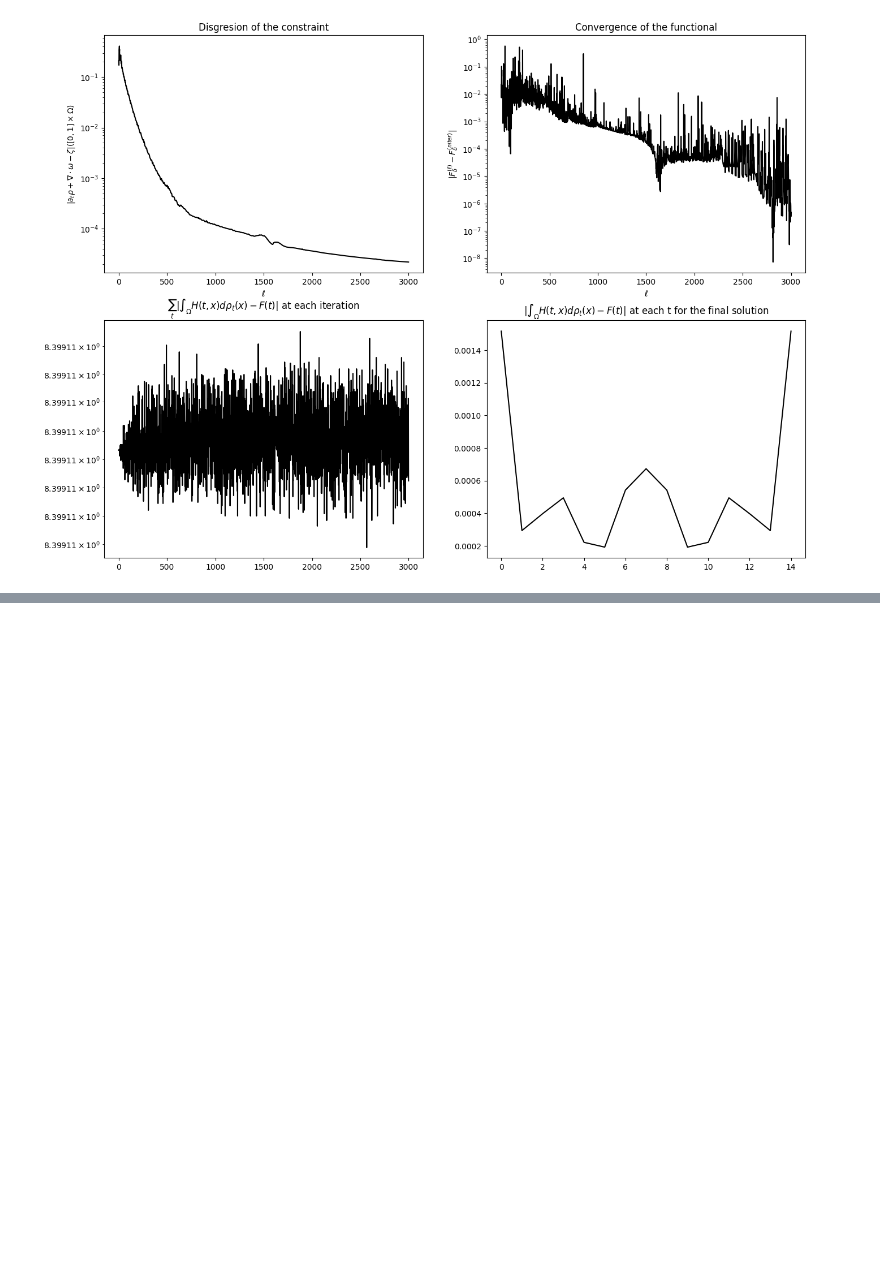
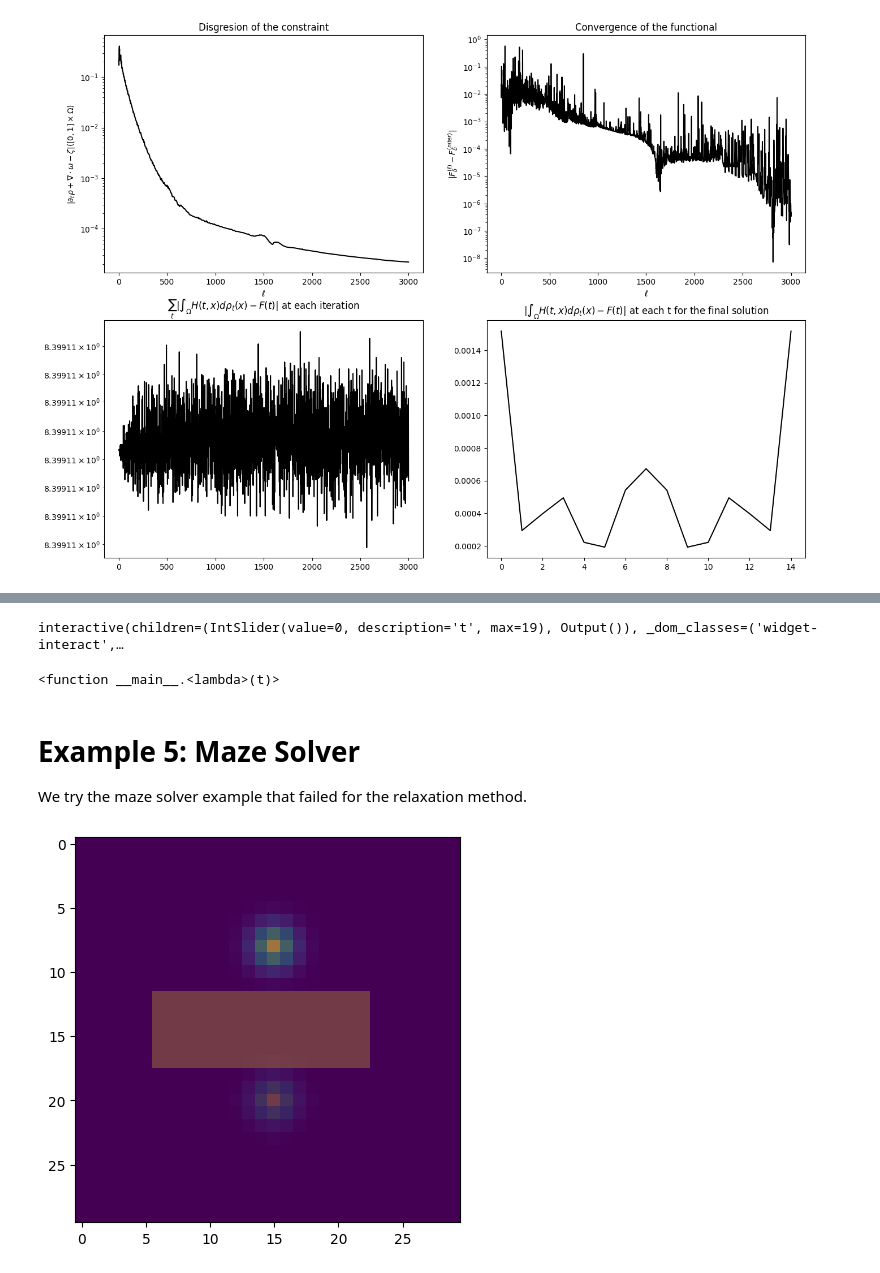
Before and after one commit to mao1756/pdot, a Jupyter notebook: exploratory/wfr_proximal_test.ipynb, the cells around one changed output, grey strips where cells are left out. Drawn from its saved outputs; the diff is of its cells as text; code cells hidden in the pictures; blank space fills up the shorter version.

Commit message:
add constrained UOT examples

```diff
--- a/exploratory/wfr_proximal_test.ipynb
+++ b/exploratory/wfr_proximal_test.ipynb
@@ -230,0 +278,76 @@ plt.show()
+# %%
+import ipywidgets as widgets
+from ipywidgets import interact
+v, g = speed_and_growth(x.V)
+
+X = np.linspace(0, 1, x.cs[1])
+Y = np.linspace(0, 1, x.cs[2])
+
+def plot_ring(t, x, g, X, Y):
+    f, axes = plt.subplots(1, 3, figsize=[10, 2.5])
+
+    ax1, ax2, ax3 = axes
+
+    # Density plot
+    ax1.pcolormesh(X, Y, x.V.D[0][t, :, :], cmap="gray_r")
+    ax1.axis("off")
+    ax1.set_title(r"Density $\rho_t$")
+
+    # Growth plot
+    ax2.pcolormesh(X, Y, g[t, :, :], cmap="bwr", vmin=-2, vmax=2)
+    ax2.axis("off")
+    ax2.set_title("Growth")
+
+    # Velocity plot
+    ax3.quiver(X, Y, x.V.D[2][t, :, :], x.V.D[1][t, :, :], x.V.D[0][t, :, :], cmap="gray_r")
+    ax3.axis("off")
+    ax3.set_title("Velocity")
+
+    plt.show()
+
+# Interactive widget
+plot_elements4 = [x.copy(), g.copy(), X.copy(), Y.copy()]
+interact(lambda t: plot_ring(t, *plot_elements4), t=widgets.IntSlider(min=0, max=T-1, step=1, value=0))
+# %% [output]
+interactive(children=(IntSlider(value=0, description='t', max=19), Output()), _dom_classes=('widget-interact',…
+<function __main__.<lambda>(t)>
+# %% [markdown]
+# Example 5: Maze Solver
+We try the maze solver example that failed for the relaxation method.
+# %%
+import scipy as sp
+from PIL import Image
+
+def image_to_numpy(image_path):
+    # Load the image file
+    image = Image.open(image_path).convert('L')  # Convert image to grayscale if it's not
+
+    # Convert the PIL image to a numpy array
+    image_array = np.array(image)
+
+    return image_array
+
+maze = (1-image_to_numpy('maze2.png').squeeze()/255)
+
+T = 60
+N1 = maze.shape[0]
+N2 = maze.shape[1]
+
+H = np.repeat(maze[np.newaxis, :, :], T, axis=0)
+F = np.zeros((T,))
+
+dx = [1./N1, 1./N2]
+
+indices = np.arange(0, 30) * 1./30
+xx, yy = np.meshgrid(indices, indices)
+
+rho_0 = sp.stats.multivariate_normal.pdf(np.stack([xx, yy], axis=-1), mean=[15./30., 20./30.], cov=2./36**2)
+rho_1 = sp.stats.multivariate_normal.pdf(np.stack([xx, yy], axis=-1), mean=[15./30., 8./30.], cov=2./36**2)
+
+plt.figure(figsize=(5, 5))
+plt.imshow(maze)
+plt.imshow(rho_0, alpha=0.5)
+plt.imshow(rho_1, alpha=0.5)
+plt.show()
+# %% [output]
+[figure, added]
```
Also changed, not shown: parts of 23 cells of this notebook, 2 other files.
